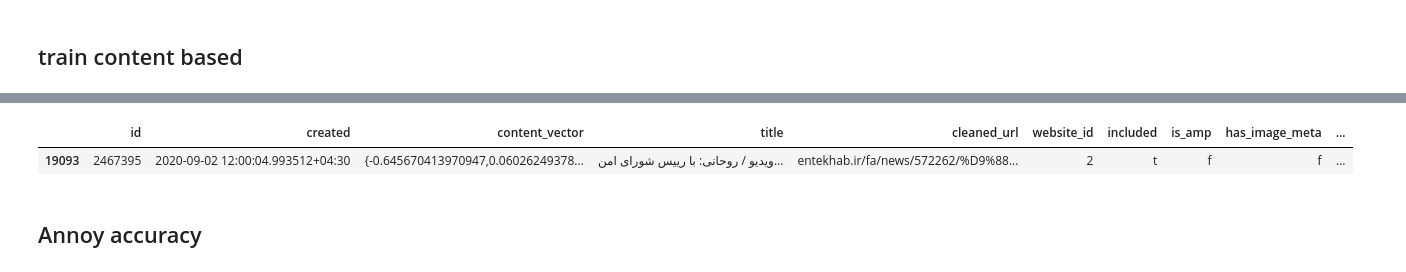
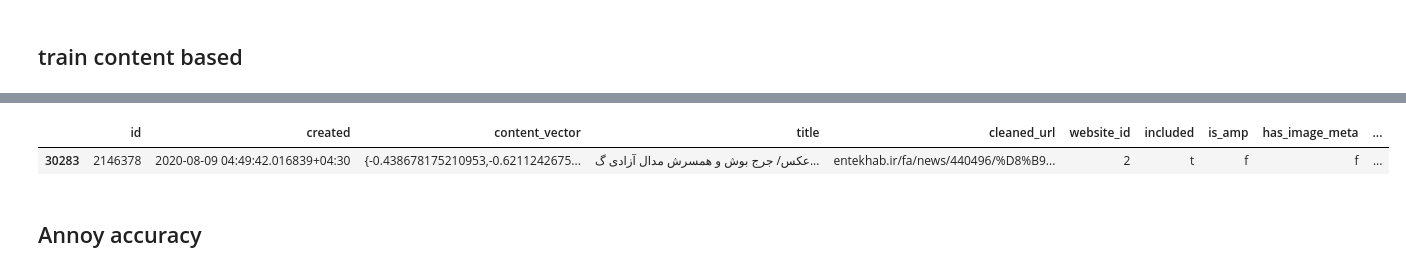
Before and after one commit to ae1999/Yekranet-Recommender-system-offline-evaluation, a Jupyter notebook: entekhab.ipynb, the cells around one changed output, grey strips where cells are left out. Cells and saved outputs as stored; diff of their text form; code cells hidden in the pictures.

```diff
--- a/entekhab.ipynb
+++ b/entekhab.ipynb
@@ -422,8 +424,8 @@ print(knn_indices_brute_CB[6300])
 # %%
-chetor_content[chetor_content['id'] == int(item_indexer1.reverse_get(11801))]
+entekhab[entekhab['id'] == int(item_indexer1.reverse_get(6000))]
 # %% [output]
 |  | id | created | content_vector | title | cleaned_url | website_id | included | is_amp | has_image_meta | ... |
-| 19093 | 2467395 | 2020-09-02 12:00:04.993512+04:30 | {-0.645670413970947,0.06026249378... | ویدیو / روحانی: با رییس شورای امن... | entekhab.ir/fa/news/572262/%D9%88... | 2 | t | f | f | ... |
+| 30283 | 2146378 | 2020-08-09 04:49:42.016839+04:30 | {-0.438678175210953,-0.6211242675... | عکس/ جرج بوش و همسرش مدال آزادی گ... | entekhab.ir/fa/news/440496/%D8%B9... | 2 | t | f | f | ... |
 # %% [markdown]
 ## Annoy accuracy
 # %%
```
Also changed, not shown: parts of 20 cells of this notebook, 2 other files.
